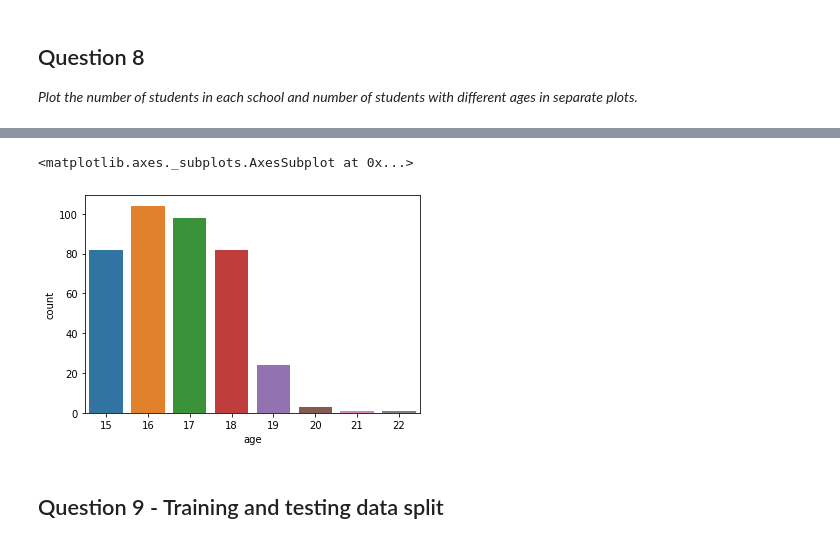
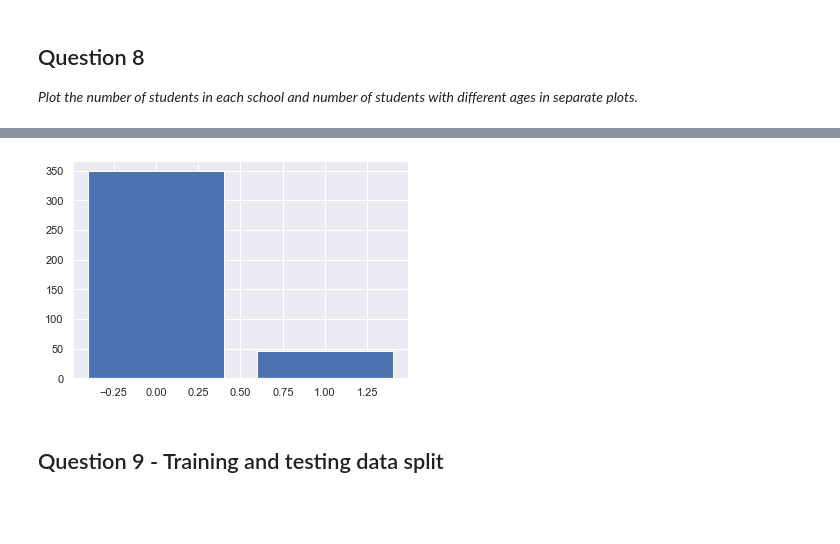
Before and after one commit to rohitlalwani-57/Projects, a Jupyter notebook: R3_External_Lab_Logistic_and_Naive_bayes_questions.ipynb, the cells around one changed output, grey strips where cells are left out. Cells and saved outputs as stored; diff of their text form; code cells hidden in the pictures; blank space fills up the shorter version.

```diff
--- a/R3_External_Lab_Logistic_and_Naive_bayes_questions.ipynb
+++ b/R3_External_Lab_Logistic_and_Naive_bayes_questions.ipynb
@@ -239,8 +242,9 @@ sns.countplot(x='school', data=student_df1)
-# %%
-sns.countplot(x='age', data=student_df1 )
-# %% [output]
-<matplotlib.axes._subplots.AxesSubplot at 0x...>
-[figure, removed]
+# %%
+col = student_df['school']
+plt.bar(x=col.value_counts().index,height=col.value_counts())
+plt.show()
+# %% [output]
+[figure, added]
 # %% [markdown]
 ## Question 9 - Training and testing data split
 # %% [markdown]
```
Also changed, not shown: parts of 64 cells of this notebook, 4 other files.
